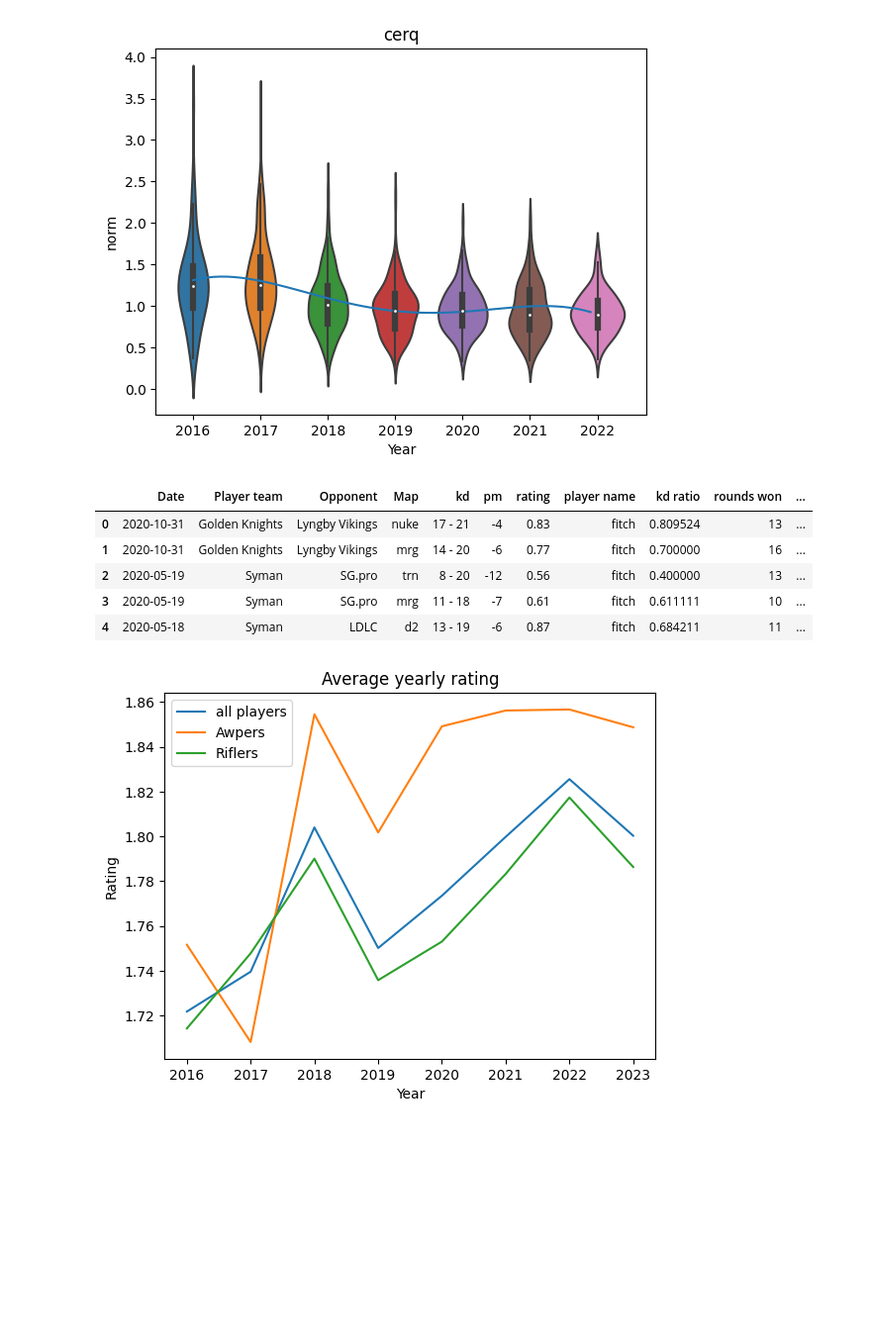
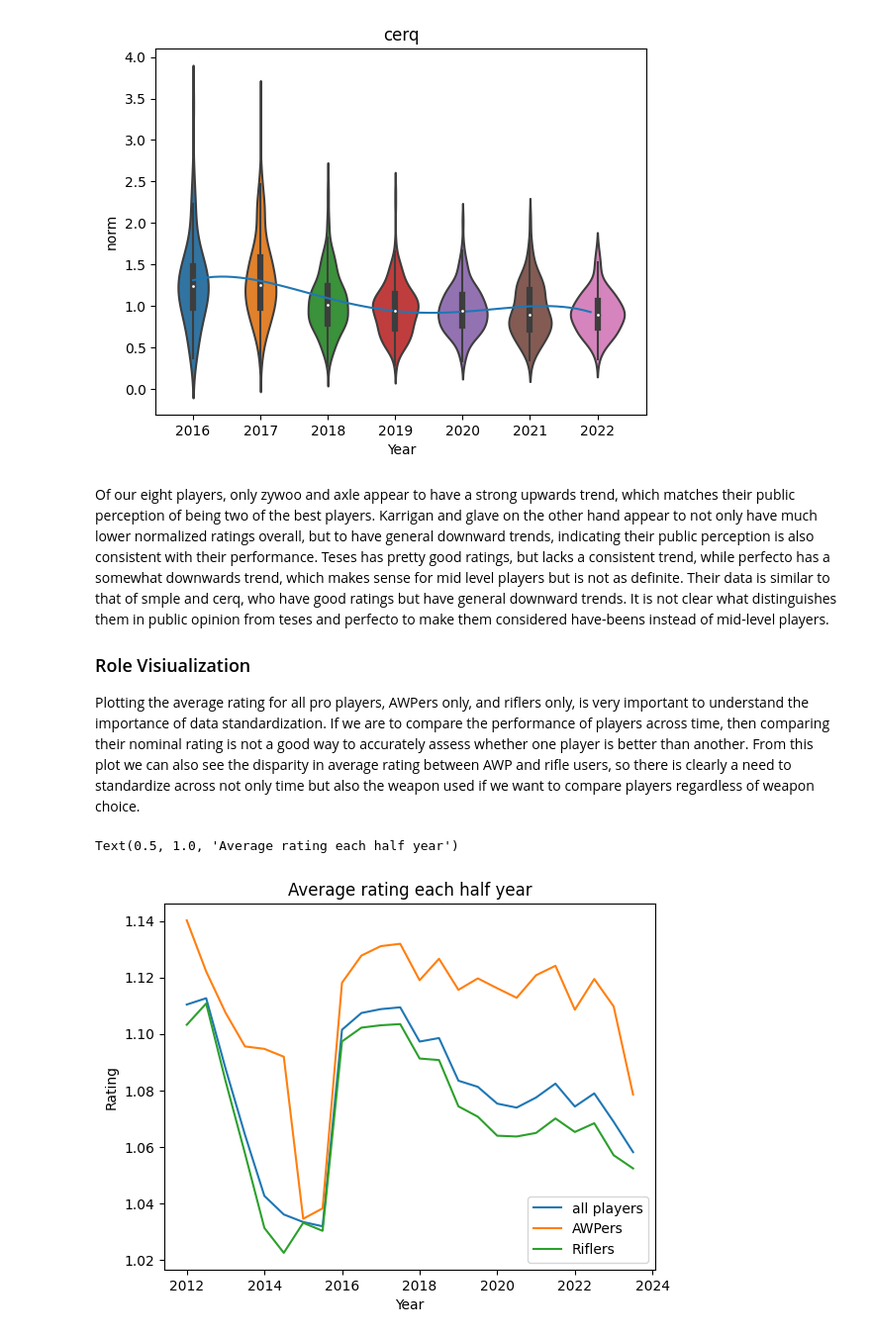
Before and after one commit to condulences/condulences.github.io, a Jupyter notebook: final_mark.ipynb, the cells around one changed output. Shown at 99% size. Cells and saved outputs as stored; diff of their text form; code cells hidden in the pictures; blank space fills up the shorter version.

```diff
--- a/final_mark.ipynb
+++ b/final_mark.ipynb
@@ -203,6 +0,0 @@ KeyError: 'norm_rating'
-# %%
-df['Year'] = df['Date'].apply(lambda x: int(x.year))
-for player in focus_players:
-    plt.figure()
-    sns.violinplot(sub_df[(sub_df['player name'] == player)], x='Year', y='norm')
-    plt.title(player)
@@ -211,0 +325,4 @@ ValueError: Could not interpret input 'Year'
+# %%
+df = df.assign(Date = pd.to_datetime(df['Date']))
+df["round difference"] = (df['rounds won'] - df['rounds lost'])
+df.sort_values('Date').head()
@@ -211,0 +384,23 @@ ValueError: Could not interpret input 'Year'
+# %%
+x = np.arange(2012, 2024)
+y = []
+y_awp = []
+y_rifle = []
+
+# determining mean performance per year and standardizing rating
+for year in x:
+    for step in np.arange(2):
+        date_mask = (dt.datetime(year,1 + 5*step,1) < df['Date']) & (df['Date'] < dt.datetime(year,6 + 6*step,30 + 1*step))
+        y.append(df[date_mask]['rating'].mean())
+        mean_awp = df[date_mask & df['Awper']]['rating'].mean()
+        y_awp.append(mean_awp)
+        mean_rifle = df[date_mask & ~df['Awper']]['rating'].mean()
+        y_rifle.append(mean_rifle)
+
+        std_awp = df[date_mask & df['Awper']]['rating'].std()
+        std_rifle = df[date_mask & ~df['Awper']]['rating'].std()
+
+        df.loc[date_mask & df['Awper'],'standard rating'] = (df['rating']-mean_awp) / std_awp
+        df.loc[date_mask & ~df['Awper'],'standard rating'] = (df['rating']-mean_rifle) / std_rifle
+
+df.head()
@@ -229,20 +449,21 @@ for player in focus_players:
 [figure]
 [figure]
 [figure]
+# %% [markdown]
+Of our eight players, only zywoo and axle appear to have a strong upwards trend, which matches their public perception of being two of the best players. Karrigan and glave on the other hand appear to not only have much lower normalized ratings overall, but to have general downward trends, indicating their public perception is also consistent with their performance. Teses has pretty good ratings, but lacks a consistent trend, while perfecto has a somewhat downwards trend, which makes sense for mid level players but is not as definite. Their data is similar to that of smple and cerq, who have good ratings but have general downward trends. It is not clear what distinguishes them in public opinion from teses and perfecto to make them considered have-beens instead of mid-level players.
+
+### Role Visiualization
+Plotting the average rating for all pro players, AWPers only, and riflers only, is very important to understand the importance of data standardization. If we are to compare the performance of players across time, then comparing their nominal rating is not a good way to accurately assess whether one player is better than another. From this plot we can also see the disparity in average rating between AWP and rifle users, so there is clearly a need to standardize across not only time but also the weapon used if we want to compare players regardless of weapon choice.
 # %%
-plt.plot(x,y,label = 'all players')
-plt.plot(x,y_awp,label = 'Awpers')
-plt.plot(x,y_rifle,label = 'Riflers')
+halfyearsx = np.arange(2012, 2024, 0.5)
+
+plt.plot(halfyearsx,y,label = 'all players')
+plt.plot(halfyearsx,y_awp,label = 'AWPers')
+plt.plot(halfyearsx,y_rifle,label = 'Riflers')
 plt.legend()
 plt.xlabel("Year")
 plt.ylabel("Rating")
-plt.title("Average yearly rating")
-df.head()
+plt.title("Average rating each half year")
 # %% [output]
-|  | Date | Player team | Opponent | Map | kd | pm | rating | player name | kd ratio | rounds won | ... |
-| 0 | 2020-10-31 | Golden Knights | Lyngby Vikings | nuke | 17 - 21 | -4 | 0.83 | fitch | 0.809524 | 13 | ... |
-| 1 | 2020-10-31 | Golden Knights | Lyngby Vikings | mrg | 14 - 20 | -6 | 0.77 | fitch | 0.700000 | 16 | ... |
-| 2 | 2020-05-19 | Syman | SG.pro | trn | 8 - 20 | -12 | 0.56 | fitch | 0.400000 | 13 | ... |
-| 3 | 2020-05-19 | Syman | SG.pro | mrg | 11 - 18 | -7 | 0.61 | fitch | 0.611111 | 10 | ... |
-| 4 | 2020-05-18 | Syman | LDLC | d2 | 13 - 19 | -6 | 0.87 | fitch | 0.684211 | 11 | ... |
+Text(0.5, 1.0, 'Average rating each half year')
-[figure, old version]
+[figure, new version]
```
Also changed, not shown: parts of 46 cells of this notebook.
